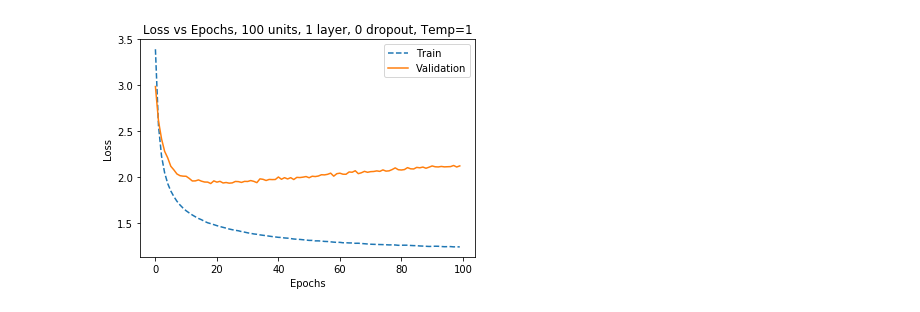
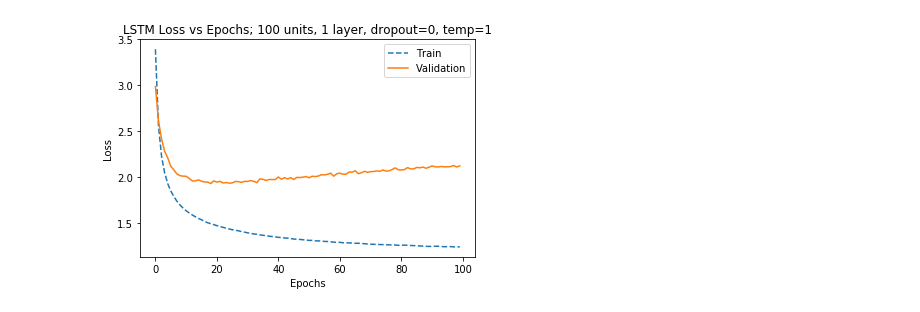
Before and after one commit to ltindall/cse253_pa4, a Jupyter notebook: code/plotting_for_Report.ipynb, the cells around one changed output. Drawn from its saved outputs; the diff is of its cells as text; code cells hidden in the pictures.

Commit message:
added plotting code

```diff
--- a/code/plotting_for_Report.ipynb
+++ b/code/plotting_for_Report.ipynb
@@ -1,15 +4,14 @@
 # %%
-import numpy as np
-import matplotlib.pyplot as plt
+
 ## Different Units
-loss = np.load('LSTM_1lay_100unit_25seq_1000batch_100epoch_0drop_1temp.npy')
+loss = np.load('../losses/LSTM_1lay_100unit_25seq_1000batch_100epoch_0drop_1temp.npy')
 plt.figure()
 plt.plot(loss[0,:],'--',label='Train')
 plt.plot(loss[1,:],label='Validation')
 plt.xlabel('Epochs')
 plt.ylabel('Loss')
-plt.title("Loss vs Epochs, 100 units, 1 layer, 0 dropout, Temp=1")
+plt.title("LSTM Loss vs Epochs; 100 units, 1 layer, dropout=0, temp=1")
 plt.legend()
 plt.show()
 # %% [output]
-[figure, old version]
+[figure, new version]
```
Also changed, not shown: parts of 9 cells of this notebook, 44 other files.
